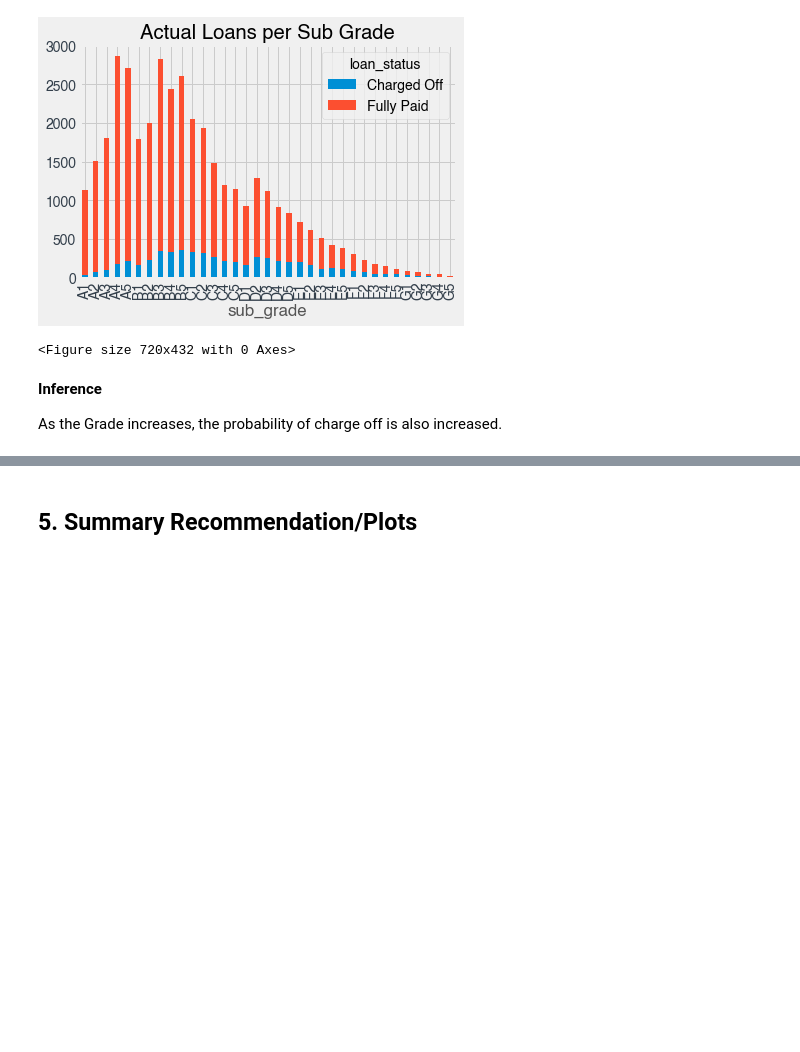
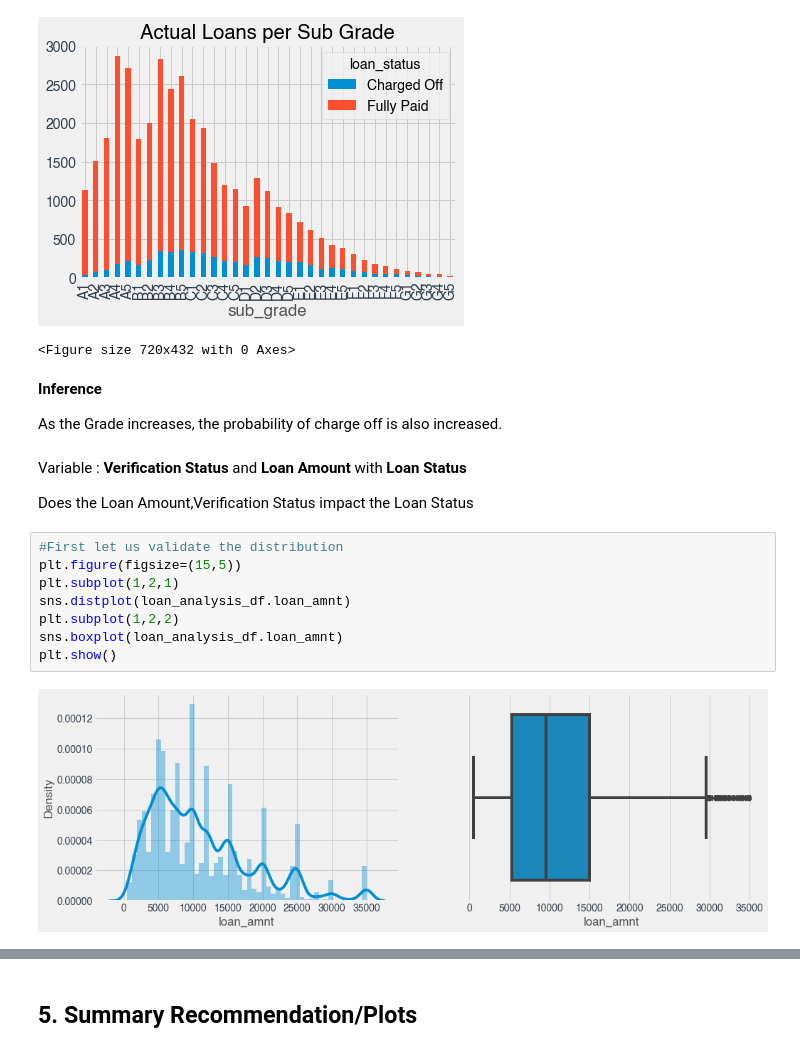
Before and after one commit to rramchan12/Lending-Club-EDA-CaseStudy, a Jupyter notebook: Lending_Club_EDA_Analysis.ipynb, the cells around one changed output, grey strips where cells are left out. Drawn from its saved outputs; the diff is of its cells as text; blank space fills up the shorter version.

```diff
--- a/Lending_Club_EDA_Analysis.ipynb
+++ b/Lending_Club_EDA_Analysis.ipynb
@@ -691,3 +704,17 @@ plt.figure(figsize=[10,6])
 **Inference**
 
 As the Grade increases, the probability of charge off is also increased.
+# %% [markdown]
+Variable : **Verification Status** and **Loan Amount** with **Loan Status**
+
+Does the Loan Amount,Verification Status impact the Loan Status
+# %%
+#First let us validate the distribution
+plt.figure(figsize=(15,5))
+plt.subplot(1,2,1)
+sns.distplot(loan_analysis_df.loan_amnt)
+plt.subplot(1,2,2)
+sns.boxplot(loan_analysis_df.loan_amnt)
+plt.show()
+# %% [output]
+[figure, added]
```
Also changed, not shown: parts of 7 cells of this notebook.
